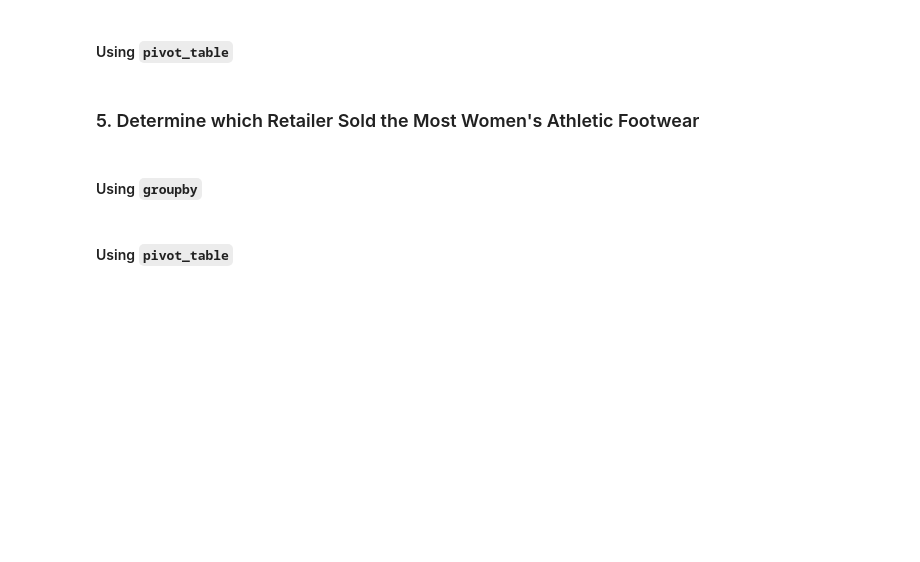
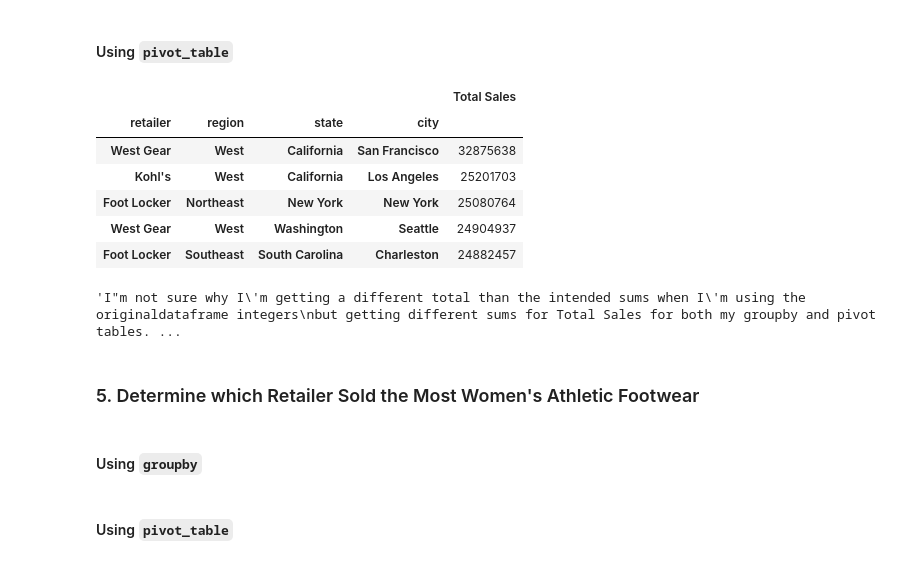
Before and after one commit to afine5/athletic_sales_analysis, a Jupyter notebook: athletic_sales_analysis.ipynb, the cells around one changed output. Saved outputs shown, nothing was run; the diff lists cells and outputs as text; code cells hidden in the pictures; blank space fills up the shorter version.

```diff
--- a/athletic_sales_analysis.ipynb
+++ b/athletic_sales_analysis.ipynb
@@ -278,3 +306,32 @@ total_products_sold_df.sort_values(by=(['Total_Products_Sold']), ascending=True)
+# %%
+# Calculate the pivot table including both sales columns
+pivot_total_sales_sold_df = combined_sales_df.pivot_table(
+    index=['retailer', 'region', 'state', 'city'],
+    values=['total_sales', 'units_sold'],
+    aggfunc='sum'
+)
+
+# Create a new 'Total Sales' column that is the sum of 'total_sales' and 'units_sold'
+pivot_total_sales_sold_df['Total Sales'] = pivot_total_sales_sold_df['total_sales'] + pivot_total_sales_sold_df['units_sold']
+pivot_total_sales_sold_df.drop(columns=['total_sales', 'units_sold'], inplace=True)
+
+# Show the top 5 results, sorted by the new 'Total Sales'
+pivot_total_sales_sold_df.sort_values(by='Total Sales', ascending=False).head()
+# %% [output]
+|  |  |  |  | Total Sales |
+| retailer | region | state | city |  |
+| West Gear | West | California | San Francisco | 32875638 |
+| Kohl's | West | California | Los Angeles | 25201703 |
+| Foot Locker | Northeast | New York | New York | 25080764 |
+| West Gear | West | Washington | Seattle | 24904937 |
+| Foot Locker | Southeast | South Carolina | Charleston | 24882457 |
+# %%
+"""I"m not sure why I'm getting a different total than the intended sums when I'm using the original
+dataframe integers but getting different sums for Total Sales for both my groupby and pivot tables.
+The only saving grace is that both sums are equivalent.
+"""
+# %% [output]
+'I"m not sure why I\'m getting a different total than the intended sums when I\'m using the originaldataframe integers\nbut getting different sums for Total Sales for both my groupby and pivot tables. ...
 # %% [markdown]
 ### 5. Determine which Retailer Sold the Most Women's Athletic Footwear
 # %%
```
Also changed, not shown: parts of 7 cells of this notebook.
